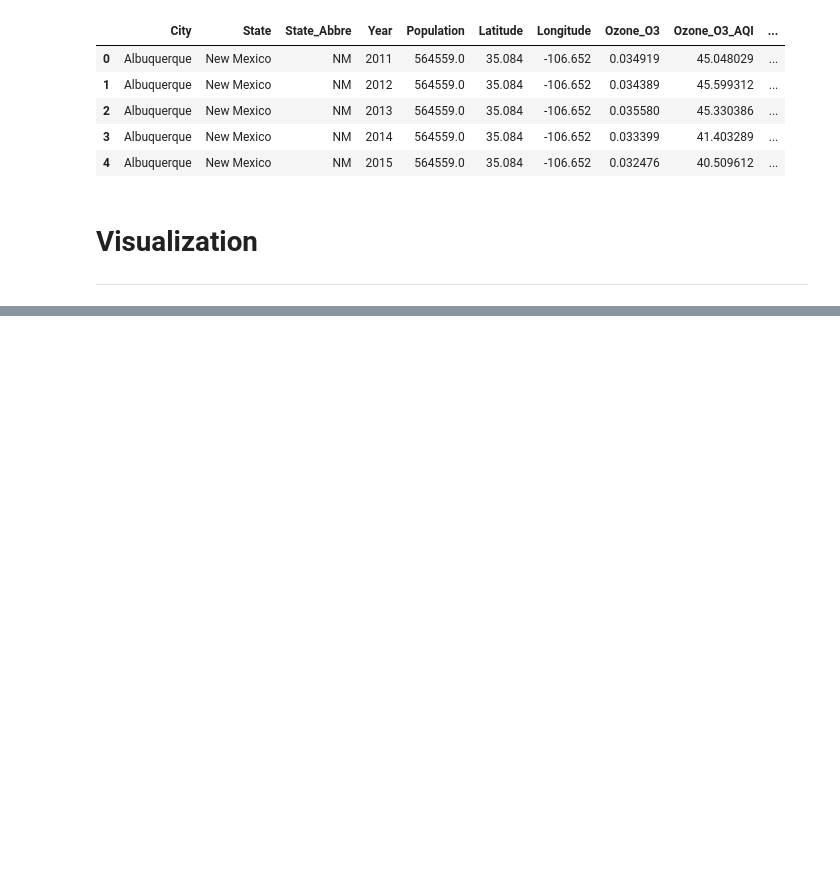
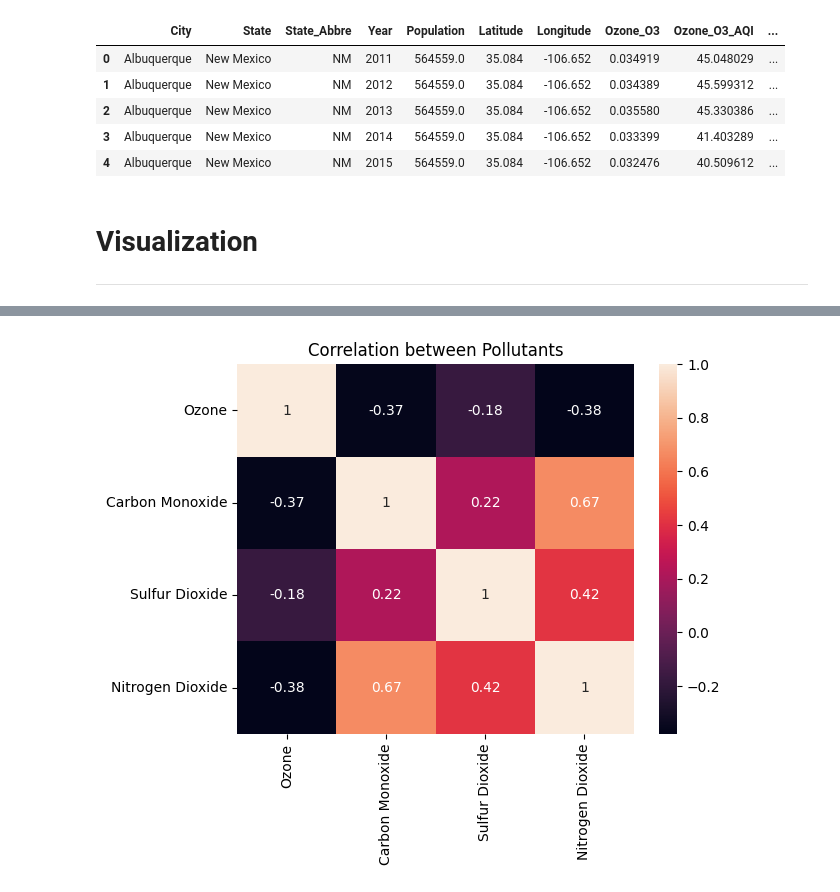
Before and after one commit to yuledez/ucv-data-proj3-group-2, a Jupyter notebook: waterAir_quality.ipynb, the cells around one changed output, grey strips where cells are left out. Cells and saved outputs as stored; diff of their text form; code cells hidden in the pictures; blank space fills up the shorter version.

```diff
--- a/waterAir_quality.ipynb
+++ b/waterAir_quality.ipynb
@@ -402,0 +453,6 @@ pollutionMetrics_year.to_json(
+# %%
+sns.heatmap(visualization_df[['Ozone',	'Carbon Monoxide',	'Sulfur Dioxide',	'Nitrogen Dioxide']].corr(), annot=True)
+plt.title('Correlation between Pollutants')
+plt.show()
+# %% [output]
+[figure, added]
```
Also changed, not shown: parts of 7 cells of this notebook, 1 other file.
